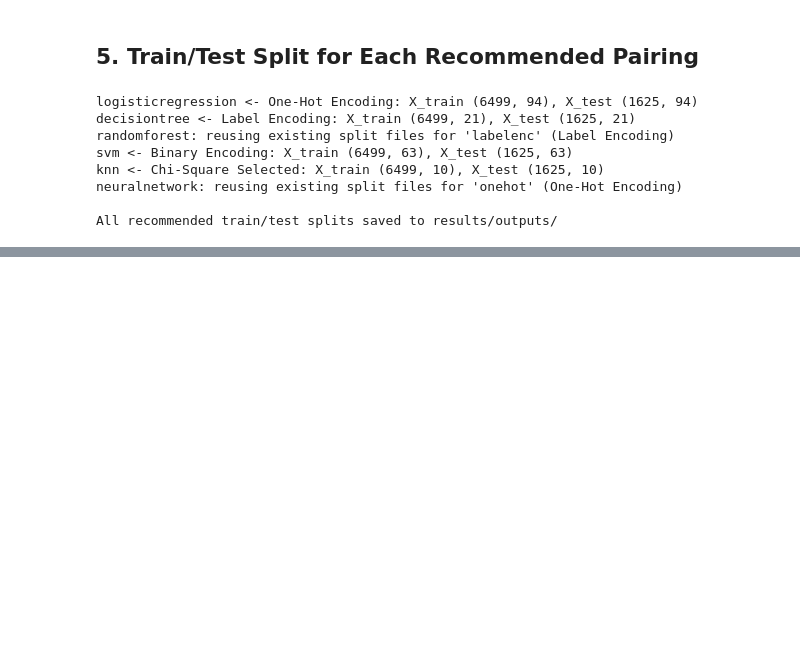
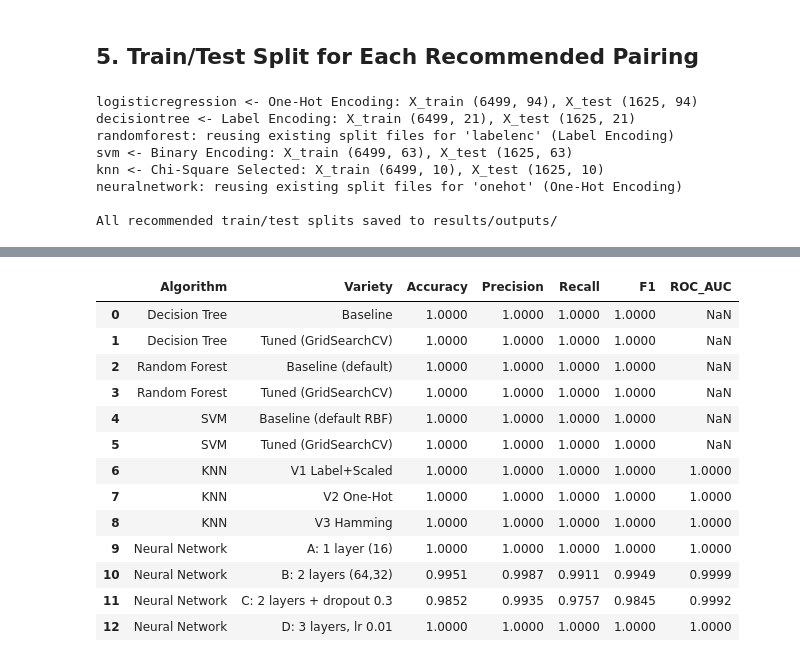
Before and after one commit to Tharaniben/2026-Y2-S1-MLB-B7G1-03, a Jupyter notebook: group_pipeline.ipynb, the cells around one changed output, grey strips where cells are left out. Cells and saved outputs as stored; diff of their text form; code cells hidden in the pictures; blank space fills up the shorter version.

```diff
--- a/group_pipeline.ipynb
+++ b/group_pipeline.ipynb
@@ -132,0 +147,73 @@ All recommended train/test splits saved to results/outputs/
+# %%
+import glob, os, re
+import pandas as pd
+import numpy as np
+import matplotlib.pyplot as plt
+import seaborn as sns
+from IPython.display import Markdown, display
+
+OUT_DIR = 'results/outputs'
+EXPECTED = ['Logistic Regression', 'Decision Tree', 'Random Forest', 'SVM', 'KNN', 'Neural Network']
+
+# One entry per expected model. `pattern` is globbed inside results/outputs, so a results file
+# added later is picked up automatically. Owner / encoding come from the README and model notebooks.
+REGISTRY = [
+    dict(name='Logistic Regression', owner='Member 1 (IT25101691)', encoding='One-Hot Encoding (recommended in section 4)', pattern='*logistic*results*.csv'),
+    dict(name='Decision Tree', owner='IT25101691', encoding='Label Encoding (step_M1_label_encoded.csv)', pattern='*decision_tree*results*.csv'),
+    dict(name='Random Forest', owner='Member 3 (IT25103584)', encoding='Ordinal Encoding + Imputation (step_M3_ordinal_encoded.csv)', pattern='*random_forest*results*.csv'),
+    dict(name='SVM', owner='Member 4 (IT25101504)', encoding='Binary Encoding (step_M4_binary_encoded.csv)', pattern='*svm*results*.csv'),
+    dict(name='KNN', owner='Member 5 (IT25103390)', encoding='Chi-Square selected features; varieties: Label+Scaled / One-Hot / Hamming', pattern='*knn*results*.csv'),
+    dict(name='Neural Network', owner='Member 6 (IT25102505)', encoding='One-Hot Encoding (X_train_onehot.csv)', pattern='*_nn_*results*.csv'),
+]
+EXCLUDE = ('step_M', 'X_', 'y_', 'GROUP_')
+
+def norm_key(c):
+    return re.sub(r'[^a-z0-9]', '', str(c).lower())
+
+METRIC_KEYS = {'accuracy': 'Accuracy', 'precision': 'Precision', 'recall': 'Recall', 'f1': 'F1',
+               'f1score': 'F1', 'rocauc': 'ROC_AUC', 'auc': 'ROC_AUC'}
+LABEL_KEYS = {'model', 'variety', 'architecture', 'variant'}
+
+def load_results(path):
+    raw = pd.read_csv(path)
+    rename, label_col = {}, None
+    for c in raw.columns:
+        k = norm_key(c)
+        if k in METRIC_KEYS and METRIC_KEYS[k] not in rename.values():
+            rename[c] = METRIC_KEYS[k]
+        elif k in LABEL_KEYS and label_col is None:
+            label_col = c
+    df = raw.rename(columns=rename)
+    if label_col is not None:
+        df = df.rename(columns={label_col: 'Model'})
+    else:
+        df.insert(0, 'Model', [f'row {i}' for i in range(len(df))])
+    missing = [m for m in ['Accuracy', 'Precision', 'Recall', 'F1'] if m not in df.columns]
+    assert not missing, f'{path} lacks metric columns: {missing}'
+    return raw, df
+
+found, not_found, all_rows, FILES = [], [], [], {}
+for entry in REGISTRY:
+    paths = [p for p in sorted(glob.glob(os.path.join(OUT_DIR, entry['pattern'])))
+             if not os.path.basename(p).startswith(EXCLUDE)]
+    if not paths:
+        not_found.append(entry['name']); continue
+    entry['path'] = paths[0]
+    raw, df = load_results(entry['path'])
+    FILES[entry['name']] = raw
+    df = df.copy()
+    df['Algorithm'] = entry['name']; df['Owner'] = entry['owner']
+    df['Encoding'] = entry['encoding']; df['Source file'] = entry['path']
+    df['Variety'] = df['Model']
+    all_rows.append(df); found.append(entry)
+
+ALL = pd.concat(all_rows, ignore_index=True)
+if 'ROC_AUC' not in ALL.columns:
+    ALL['ROC_AUC'] = np.nan
+METRICS = ['Accuracy', 'Precision', 'Recall', 'F1']
+
+for e in found:
+    print(f"{e['name']}: {e['path']}  ({len(FILES[e['name']])} rows; columns: {list(FILES[e['name']].columns)})")
+print('\nAll rows of all files (long format):')
+display(ALL[['Algorithm', 'Variety'] + METRICS + ['ROC_AUC']])
+# %% [output]
@@ -132,0 +227,14 @@ All recommended train/test splits saved to results/outputs/
+|  | Algorithm | Variety | Accuracy | Precision | Recall | F1 | ROC_AUC |
+| 0 | Decision Tree | Baseline | 1.0000 | 1.0000 | 1.0000 | 1.0000 | NaN |
+| 1 | Decision Tree | Tuned (GridSearchCV) | 1.0000 | 1.0000 | 1.0000 | 1.0000 | NaN |
+| 2 | Random Forest | Baseline (default) | 1.0000 | 1.0000 | 1.0000 | 1.0000 | NaN |
+| 3 | Random Forest | Tuned (GridSearchCV) | 1.0000 | 1.0000 | 1.0000 | 1.0000 | NaN |
+| 4 | SVM | Baseline (default RBF) | 1.0000 | 1.0000 | 1.0000 | 1.0000 | NaN |
+| 5 | SVM | Tuned (GridSearchCV) | 1.0000 | 1.0000 | 1.0000 | 1.0000 | NaN |
+| 6 | KNN | V1 Label+Scaled | 1.0000 | 1.0000 | 1.0000 | 1.0000 | 1.0000 |
+| 7 | KNN | V2 One-Hot | 1.0000 | 1.0000 | 1.0000 | 1.0000 | 1.0000 |
+| 8 | KNN | V3 Hamming | 1.0000 | 1.0000 | 1.0000 | 1.0000 | 1.0000 |
+| 9 | Neural Network | A: 1 layer (16) | 1.0000 | 1.0000 | 1.0000 | 1.0000 | 1.0000 |
+| 10 | Neural Network | B: 2 layers (64,32) | 0.9951 | 0.9987 | 0.9911 | 0.9949 | 0.9999 |
+| 11 | Neural Network | C: 2 layers + dropout 0.3 | 0.9852 | 0.9935 | 0.9757 | 0.9845 | 0.9992 |
+| 12 | Neural Network | D: 3 layers, lr 0.01 | 1.0000 | 1.0000 | 1.0000 | 1.0000 | 1.0000 |
```
Also changed, not shown: parts of 17 cells of this notebook.
